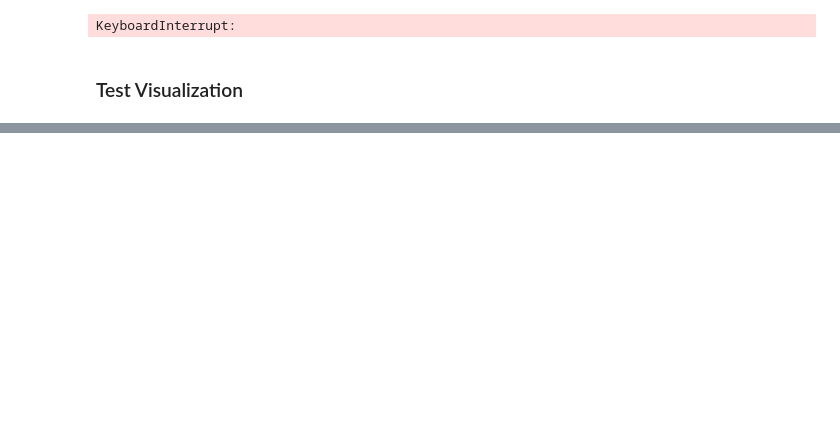
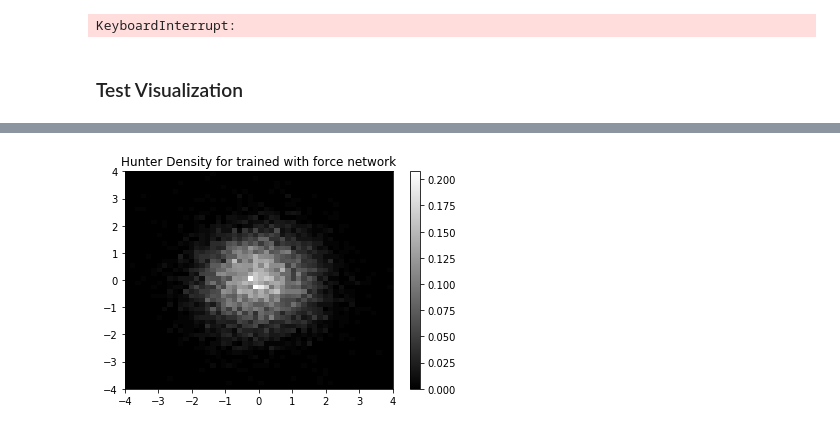
Before and after one commit to egornuzhin/hunter_learning, a Jupyter notebook: grouped_clastering_rl_hl.ipynb, the cells around one changed output, grey strips where cells are left out. Saved outputs shown, nothing was run; the diff lists cells and outputs as text; code cells hidden in the pictures; blank space fills up the shorter version.

```diff
--- a/rl_hunter_larning_grouped_clastering.ipynb
+++ b/grouped_clastering_rl_hl.ipynb
@@ -145,0 +253,5 @@ KeyboardInterrupt:
+# %%
+env.external_force = 0
+show_hunter_density(env, policy, title = 'Hunter Density for trained with force network')
+# %% [output]
+[figure, added]
```
Also changed, not shown: parts of 12 cells of this notebook, 6 other files.
